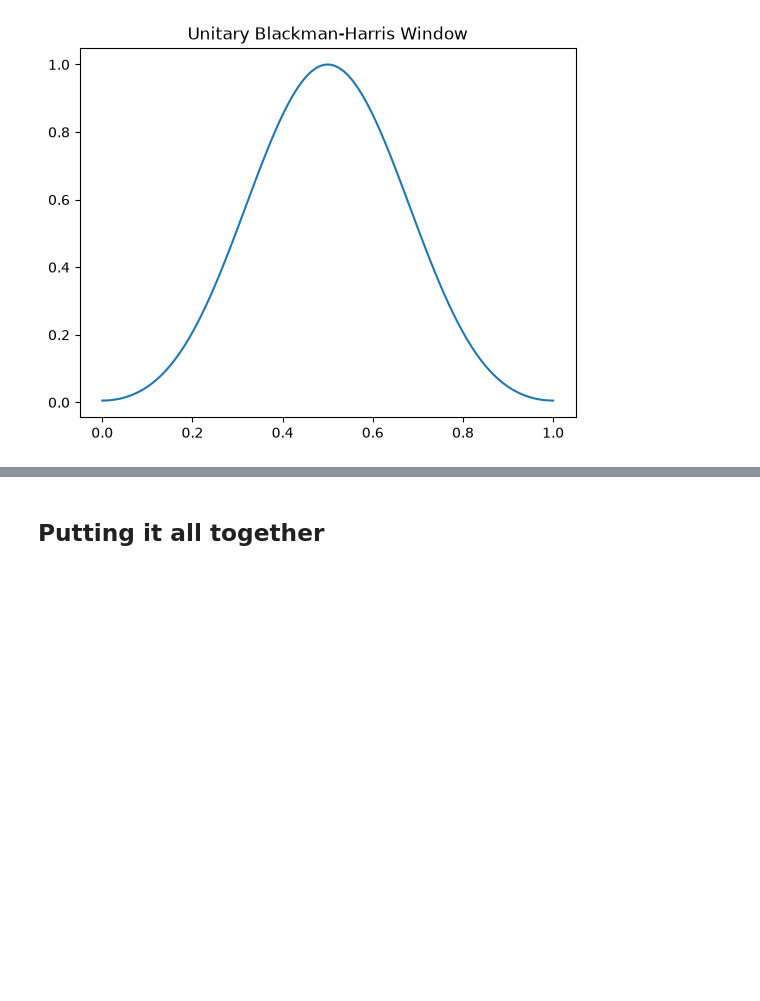
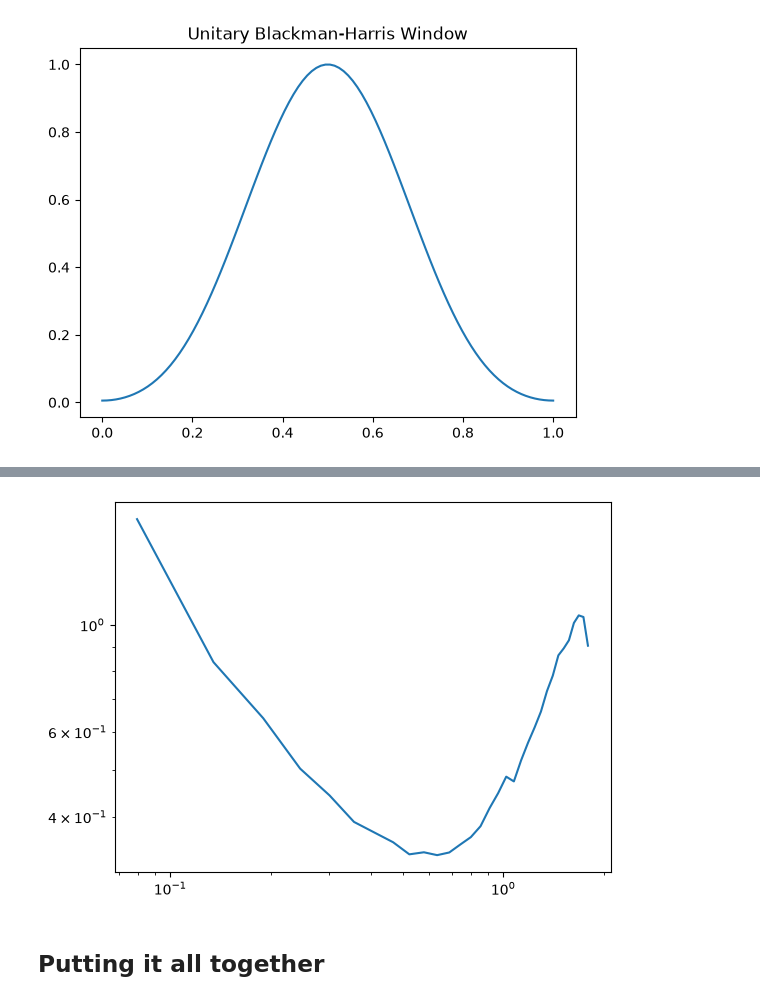
Before and after one commit to oliviax727/phd-programs, a Jupyter notebook: oskar-chips/h5-to-ps.ipynb, the cells around one changed output, grey strips where cells are left out. Cells and saved outputs as stored; diff of their text form; code cells hidden in the pictures; blank space fills up the shorter version.

```diff
--- a/oskar-chips/h5-to-ps.ipynb
+++ b/oskar-chips/h5-to-ps.ipynb
@@ -402,10 +375,12 @@ True
 # %%
 ps1d, k, _ = dimensionless_power_spectrum(ps2d, k_perp, k_para)
 
-plt.plot(k[1:] - k[:-1], ps1d)
+plt.plot(mean_bins(k), ps1d)
 plt.gca().set_xscale("log")
 plt.gca().set_yscale("log")
 plt.show()
+# %% [output]
+[figure, added]
 # %% [markdown]
 ## Putting it all together
 # %%
```
Also changed, not shown: parts of 6 cells of this notebook, 1 other file.
